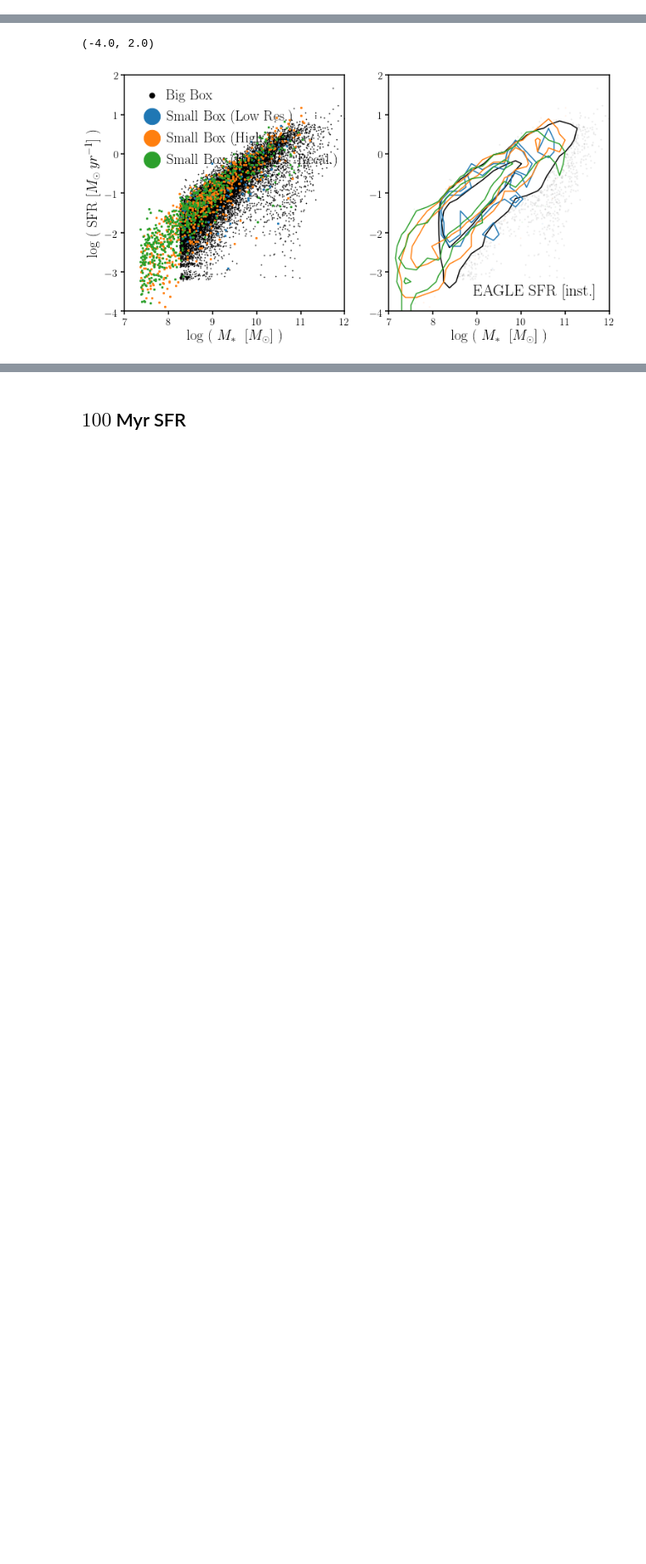
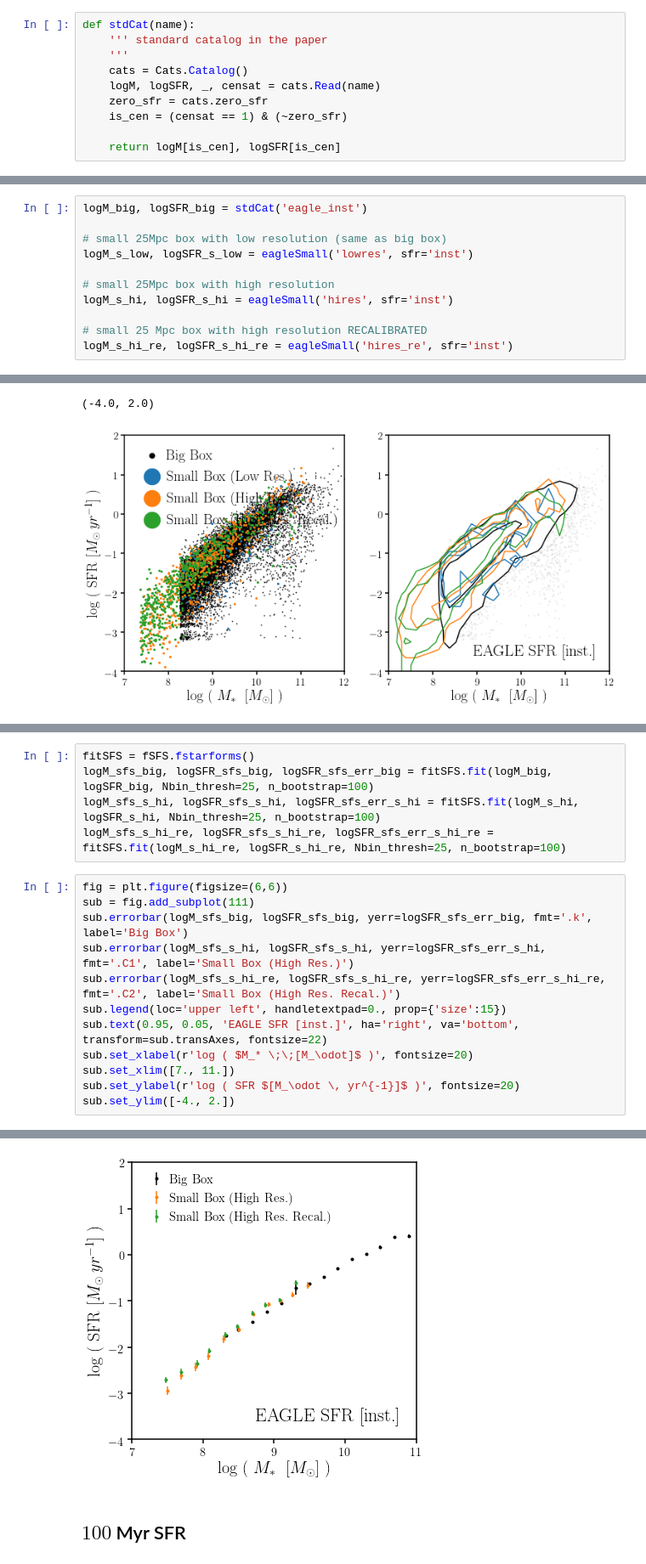
Before and after one commit to changhoonhahn/LetsTalkAboutQuench, a Jupyter notebook: notebooks/local_resolution_effect.ipynb, the cells around one changed output, grey strips where cells are left out. Shown at 85% size. Cells and saved outputs as stored; diff of their text form; blank space fills up the shorter version.

```diff
--- a/notebooks/local_resolution_effect.ipynb
+++ b/notebooks/local_resolution_effect.ipynb
@@ -19,3 +20,13 @@ mpl.rcParams['ytick.major.size'] = 5
 mpl.rcParams['ytick.major.width'] = 1.5
 mpl.rcParams['legend.frameon'] = False
 %matplotlib inline
+# %%
+def stdCat(name):
+    ''' standard catalog in the paper
+    '''
+    cats = Cats.Catalog()
+    logM, logSFR, _, censat = cats.Read(name)
+    zero_sfr = cats.zero_sfr
+    is_cen = (censat == 1) & (~zero_sfr)
+
+    return logM[is_cen], logSFR[is_cen]
@@ -71,0 +59,11 @@ logSFR_s_hi_re = logSFR_s_hi_re[is_cen_s_hi_re]
+# %%
+logM_big, logSFR_big = stdCat('eagle_inst')
+
+# small 25Mpc box with low resolution (same as big box)
+logM_s_low, logSFR_s_low = eagleSmall('lowres', sfr='inst')
+
+# small 25Mpc box with high resolution
+logM_s_hi, logSFR_s_hi = eagleSmall('hires', sfr='inst')
+
+# small 25 Mpc box with high resolution RECALIBRATED
+logM_s_hi_re, logSFR_s_hi_re = eagleSmall('hires_re', sfr='inst')
@@ -102,0 +107,18 @@ sub.set_ylim([-4., 2.])
+# %%
+fitSFS = fSFS.fstarforms()
+logM_sfs_big, logSFR_sfs_big, logSFR_sfs_err_big = fitSFS.fit(logM_big, logSFR_big, Nbin_thresh=25, n_bootstrap=100)
+logM_sfs_s_hi, logSFR_sfs_s_hi, logSFR_sfs_err_s_hi = fitSFS.fit(logM_s_hi, logSFR_s_hi, Nbin_thresh=25, n_bootstrap=100)
+logM_sfs_s_hi_re, logSFR_sfs_s_hi_re, logSFR_sfs_err_s_hi_re = fitSFS.fit(logM_s_hi_re, logSFR_s_hi_re, Nbin_thresh=25, n_bootstrap=100)
+# %%
+fig = plt.figure(figsize=(6,6))
+sub = fig.add_subplot(111)
+sub.errorbar(logM_sfs_big, logSFR_sfs_big, yerr=logSFR_sfs_err_big, fmt='.k', label='Big Box')
+sub.errorbar(logM_sfs_s_hi, logSFR_sfs_s_hi, yerr=logSFR_sfs_err_s_hi, fmt='.C1', label='Small Box (High Res.)')
+sub.errorbar(logM_sfs_s_hi_re, logSFR_sfs_s_hi_re, yerr=logSFR_sfs_err_s_hi_re, fmt='.C2', label='Small Box (High Res. Recal.)')
+sub.legend(loc='upper left', handletextpad=0., prop={'size':15})
+sub.text(0.95, 0.05, 'EAGLE SFR [inst.]', ha='right', va='bottom', transform=sub.transAxes, fontsize=22)
+sub.set_xlabel(r'log ( $M_* \;\;[M_\odot]$ )', fontsize=20)
+sub.set_xlim([7., 11.])
+sub.set_ylabel(r'log ( SFR $[M_\odot \, yr^{-1}]$ )', fontsize=20)
+sub.set_ylim([-4., 2.])
+# %% [output]
@@ -103,2 +126,3 @@ sub.set_ylim([-4., 2.])
+[figure, added]
 # %% [markdown]
 ## $100$ Myr SFR
```
Also changed, not shown: parts of 35 cells of this notebook, 1 other file.
